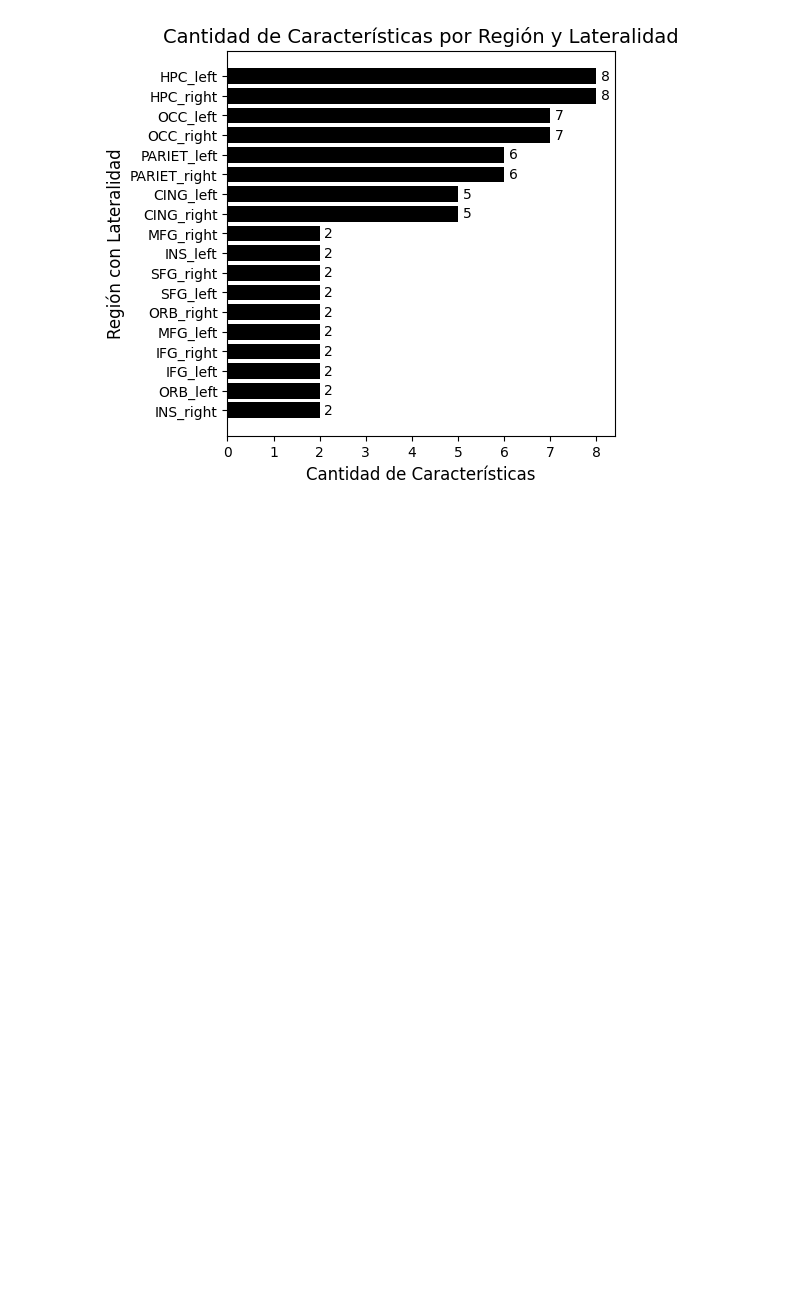
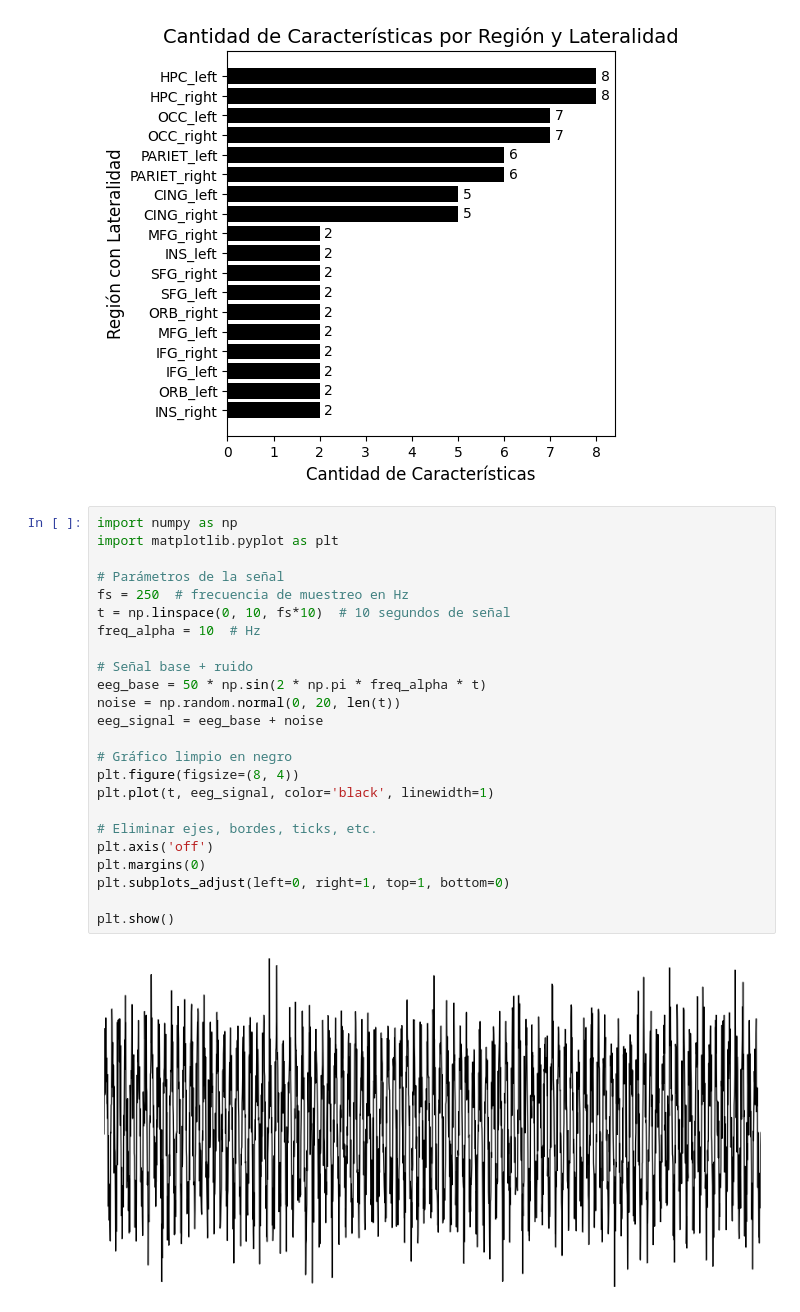
Before and after one commit to carrielfelipe/BrainAge_MachineLearning_MultipleModels, a Jupyter notebook: data_analysis.ipynb, the cells around one changed output. Cells and saved outputs as stored; diff of their text form; blank space fills up the shorter version.

```diff
--- a/data_analysis.ipynb
+++ b/data_analysis.ipynb
@@ -136,3 +136,29 @@ for i, v in enumerate(df_conteo['Cantidad']):
 plt.show()
 # %% [output]
 [figure]
+# %%
+import numpy as np
+import matplotlib.pyplot as plt
+
+# Parámetros de la señal
+fs = 250  # frecuencia de muestreo en Hz
+t = np.linspace(0, 10, fs*10)  # 10 segundos de señal
+freq_alpha = 10  # Hz
+
+# Señal base + ruido
+eeg_base = 50 * np.sin(2 * np.pi * freq_alpha * t)
+noise = np.random.normal(0, 20, len(t))
+eeg_signal = eeg_base + noise
+
+# Gráfico limpio en negro
+plt.figure(figsize=(8, 4))
+plt.plot(t, eeg_signal, color='black', linewidth=1)
+
+# Eliminar ejes, bordes, ticks, etc.
+plt.axis('off')
+plt.margins(0)
+plt.subplots_adjust(left=0, right=1, top=1, bottom=0)
+
+plt.show()
+# %% [output]
+[figure, added]
```
Also changed, not shown: parts of 1 cell of this notebook, 54 other files.
